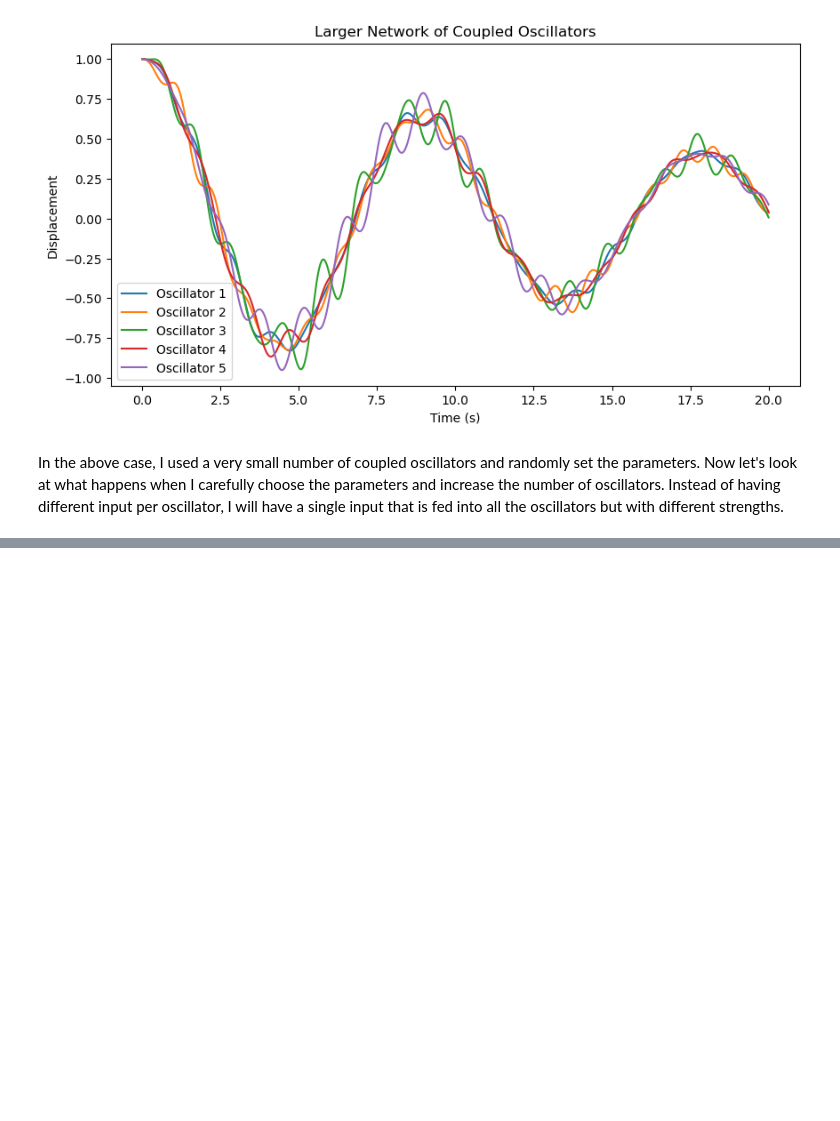
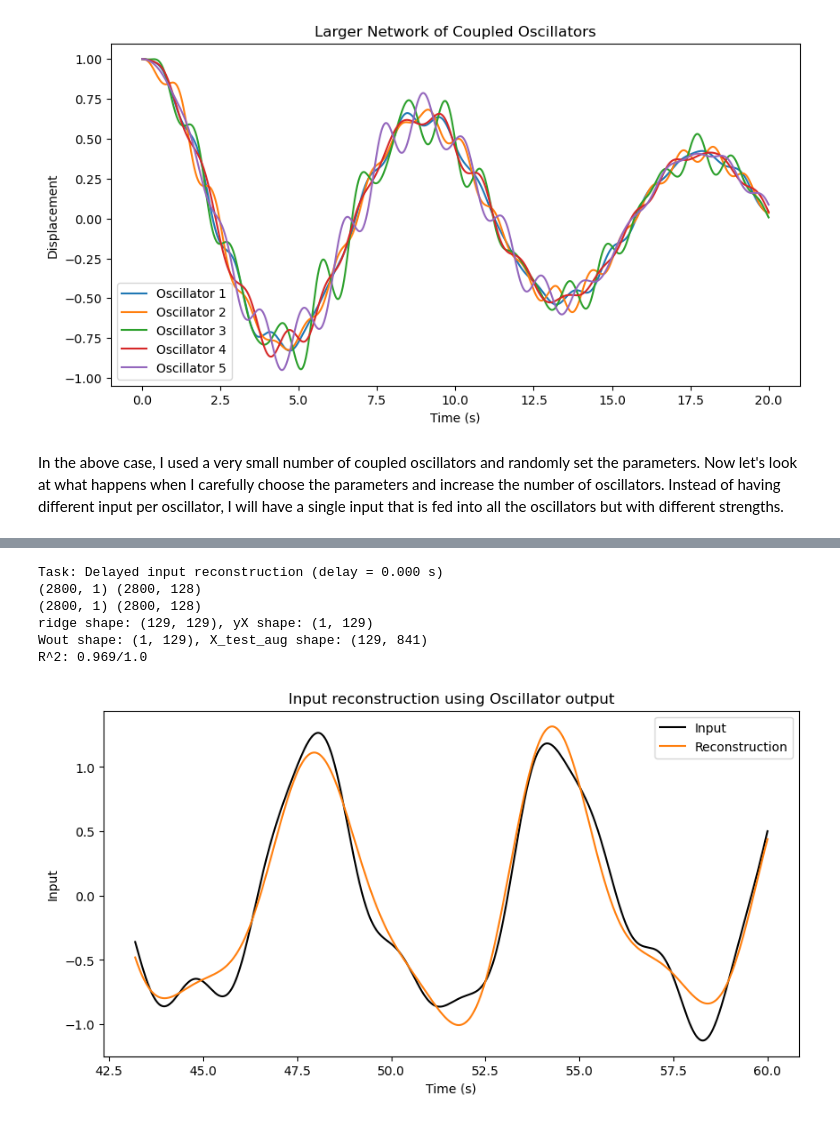
Before and after one commit to apoorvakhairnar/the_curious_notebook, a Jupyter notebook: modules/dynamics_that_compute/01_coupled_oscillator_reservoir/notebook.ipynb, the cells around one changed output, grey strips where cells are left out. Drawn from its saved outputs; the diff is of its cells as text; code cells hidden in the pictures; blank space fills up the shorter version.

```diff
--- a/modules/dynamics_that_compute/01_coupled_oscillator_reservoir/notebook.ipynb
+++ b/modules/dynamics_that_compute/01_coupled_oscillator_reservoir/notebook.ipynb
@@ -379,0 +379,79 @@ Test NMSE: 0.000
+# %%
+def drive_signal(t, omega_d):
+    return np.sin(omega_d * t) + 0.25 * np.sin(2.1 * omega_d * t + 0.4) + 0.1 * np.sin(3.7 * omega_d * t + 1.2)
+
+def coupled_oscillators(t, y, k_matrix, m, beta_matrix, F0, omega_d, F_matrix, c_matrix):
+    N = len(y) // 2
+    x = y[:N]
+    v = y[N:]
+
+    dxdt = v
+    dvdt = np.zeros(N)
+    drive = drive_signal(t, omega_d)
+    for i in range(N):
+        Ft = F_matrix[i] * F0 * drive
+        coupling_term = np.sum(c_matrix[i] * (x - x[i]))
+        dvdt[i] = -beta_matrix[i] * v[i] - (k_matrix[i, i] / m) * x[i] + coupling_term + Ft / m
+
+    return np.concatenate([dxdt, dvdt])
+
+sol = solve_ivp(
+    coupled_oscillators,
+    t_span,
+    y0,
+    args=(k_matrix, m, beta_matrix, F0, omega_d, F_matrix, c_matrix),
+    t_eval=t_eval,
+    max_step=0.05,
+    rtol=1e-6,
+    atol=1e-8,
+ )
+
+assert sol.success, sol.message
+X = sol.y[:N].T
+input_trace = drive_signal(sol.t, omega_d)
+
+# Input reconstruction on the tuned reservoir states
+washout = 200
+delay_steps = 0
+train_fraction = 0.7
+ridge_alpha = 1e-2
+
+print(f"Task: Delayed input reconstruction (delay = {delay_steps * (t_eval[1] - t_eval[0]):.3f} s)")
+
+X_eval = X[washout:]
+u_eval = input_trace[washout:]
+u_eval = u_eval[:, np.newaxis]
+
+print(u_eval.shape, X_eval.shape)
+
+if delay_steps >= len(u_eval):
+    raise ValueError("delay_steps is too large for the available time series length.")
+
+X_delayed = X_eval[delay_steps:]
+u_target = u_eval[:-delay_steps] if delay_steps > 0 else u_eval
+
+print(u_target.shape, X_delayed.shape)
+
+n_samples = len(u_target)
+train_size = int(train_fraction * n_samples)
+
+y_test, y_pred, score = __fit__(X_delayed, u_target, train_size, ridge_alpha)
+
+test_time = sol.t[washout + delay_steps + train_size : washout + delay_steps + n_samples]
+
+fig, ax = plt.subplots(1, 1, figsize=(10, 5))
+ax.plot(test_time, y_test.T, label="Input", color="black", linewidth=1.5)
+ax.plot(test_time, y_pred.T, label="Reconstruction", color="tab:orange")
+ax.set_title("Input reconstruction using Oscillator output")
+ax.set_ylabel("Input")
+ax.set_xlabel("Time (s)")
+ax.legend()
+plt.show()
+# %% [output]
+Task: Delayed input reconstruction (delay = 0.000 s)
+(2800, 1) (2800, 128)
+(2800, 1) (2800, 128)
+ridge shape: (129, 129), yX shape: (1, 129)
+Wout shape: (1, 129), X_test_aug shape: (129, 841)
+R^2: 0.969/1.0
+[figure, added]
```
Also changed, not shown: parts of 4 cells of this notebook.
